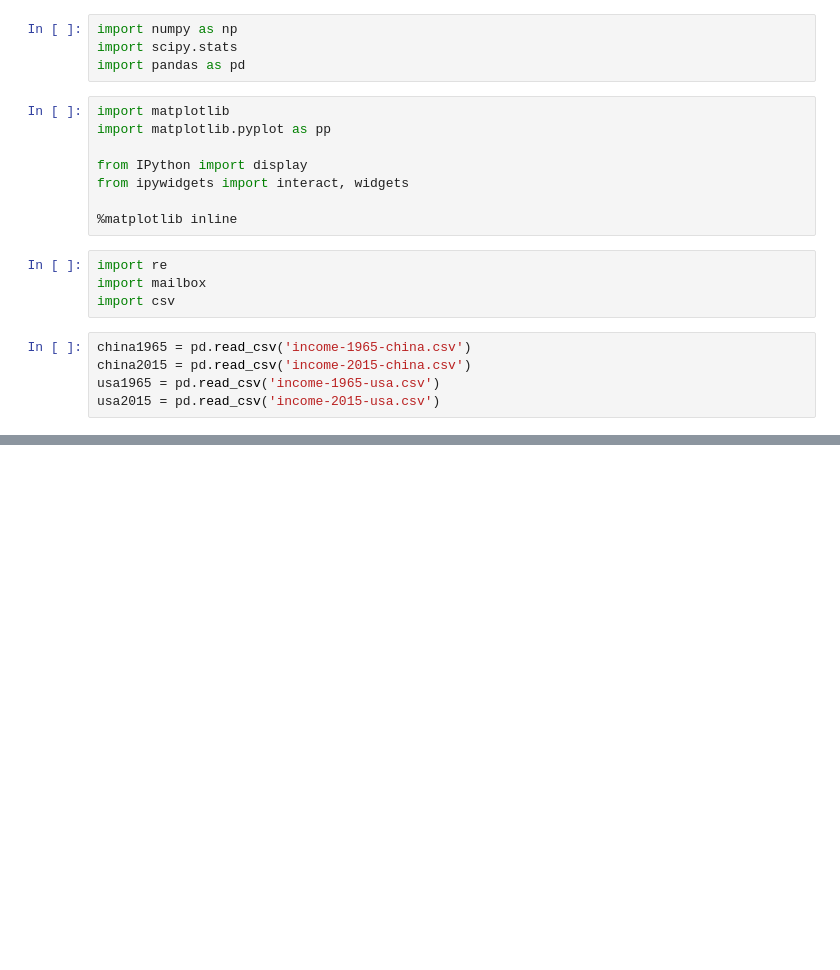
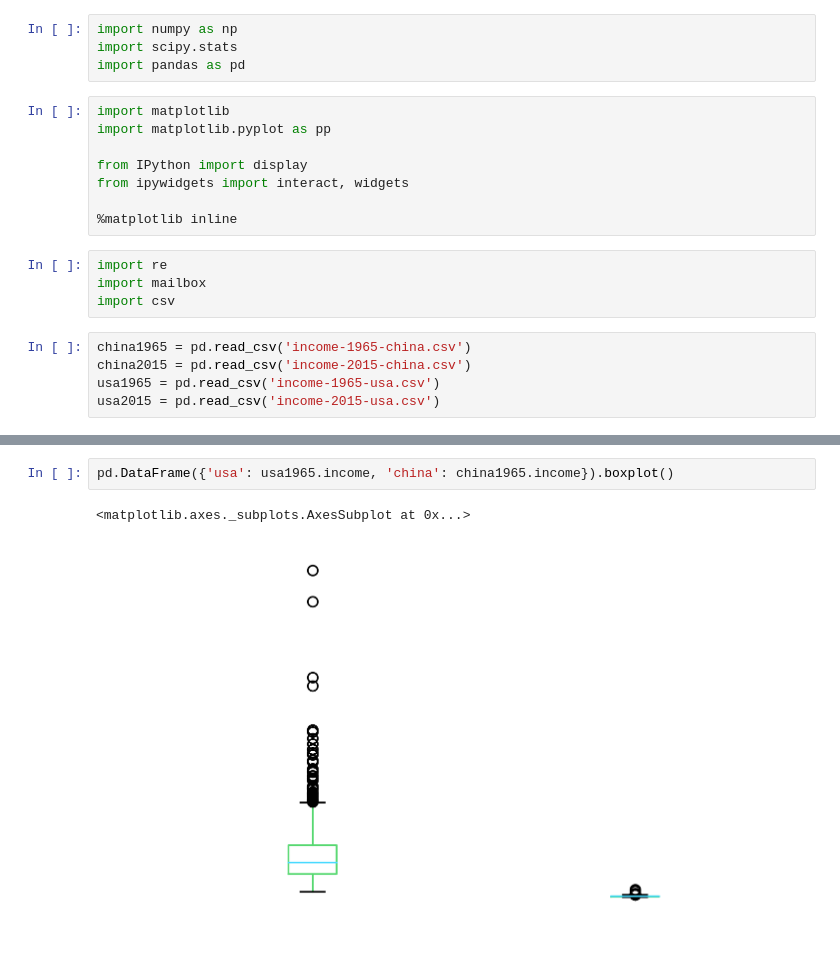
Before and after one commit to RyanLBuchanan/D206_Data_Cleaning, a Jupyter notebook: Learning_Resources/Python_Statistics_Essential_Training/Exercise Files/chapter3/03_03/my_histograms.ipynb, the cells around one changed output, grey strips where cells are left out. Cells and saved outputs as stored; diff of their text form; blank space fills up the shorter version.

```diff
--- a/Learning_Resources/Python_Statistics_Essential_Training/Exercise Files/chapter3/03_03/my_histograms.ipynb
+++ b/Learning_Resources/Python_Statistics_Essential_Training/Exercise Files/chapter3/03_03/my_histograms.ipynb
@@ -21,0 +28,5 @@ usa2015 = pd.read_csv('income-2015-usa.csv')
+# %%
+pd.DataFrame({'usa': usa1965.income, 'china': china1965.income}).boxplot()
+# %% [output]
+<matplotlib.axes._subplots.AxesSubplot at 0x...>
+[figure, added]
```
Also changed, not shown: parts of 4 cells of this notebook.
